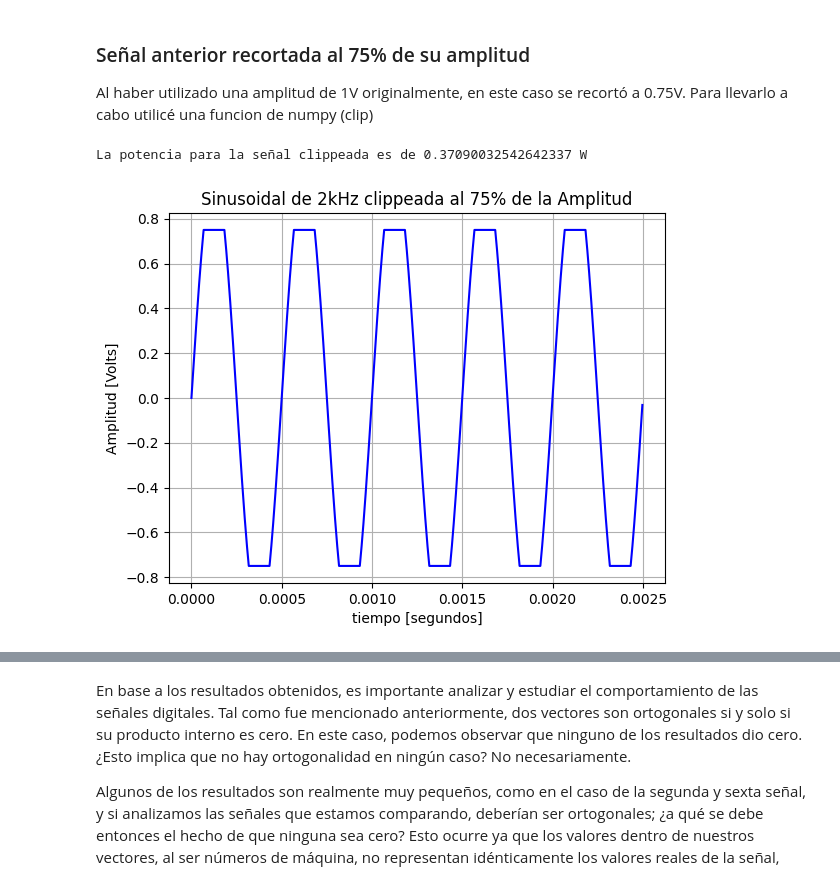
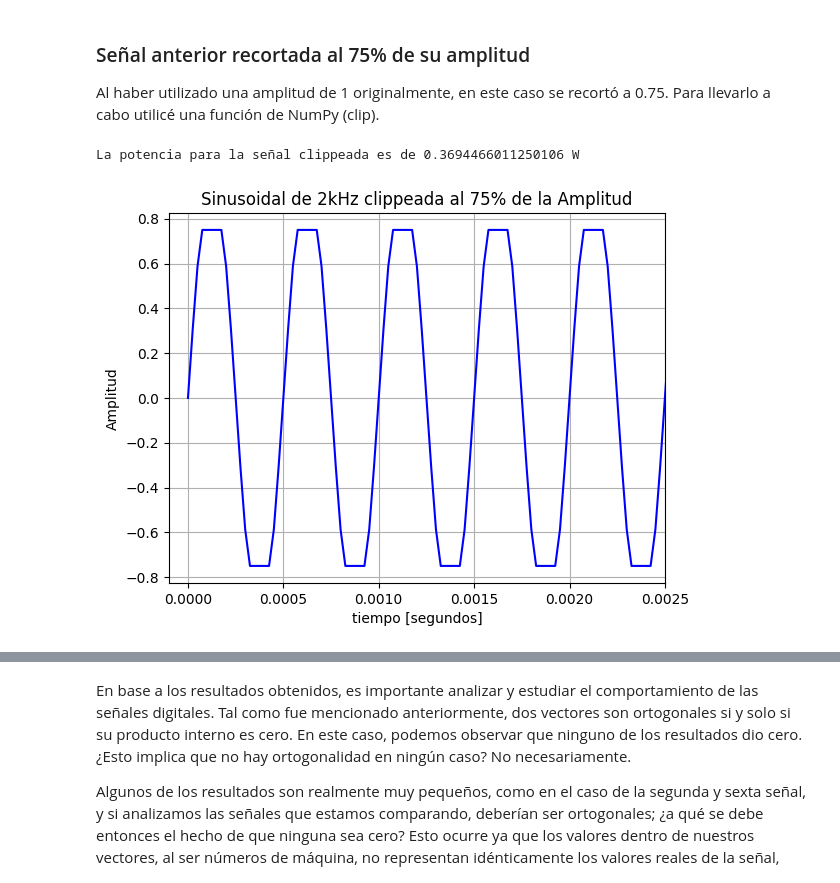
Before and after one commit to mtaranilla/APS_2025, a Jupyter notebook: TS1_Taranilla_notebook.ipynb, the cells around one changed output, grey strips where cells are left out. Saved outputs shown, nothing was run; the diff lists cells and outputs as text; code cells hidden in the pictures.

```diff
--- a/TS1_Taranilla_notebook.ipynb
+++ b/TS1_Taranilla_notebook.ipynb
@@ -117,5 +117,5 @@ En todos los casos utilicé una misma *fs = 400 KHz* (Por lo tanto una *Ts = 0,0
 # %%
-fs = 400000
+fs = 40000
 Ts = 1/fs
 N = 1000
 T_simulacion = N/fs
@@ -182,21 +185,22 @@ La potencia para la señal modulada es de 0.25000000000000006 W
 # %% [markdown]
 ### Señal anterior recortada al 75% de su amplitud
-Al haber utilizado una amplitud de 1V originalmente, en este caso se recortó a 0.75V. Para llevarlo a cabo utilicé una funcion de numpy (clip)
+Al haber utilizado una amplitud de 1 originalmente, en este caso se recortó a 0.75. Para llevarlo a cabo utilicé una función de NumPy (clip).
 # %%
 a4 = 1*0.75 #reduzco la amplitud en un 75%
 x4 = np.clip(x1, -a4, a4)
 potx4 = np.mean(x4**2)
 
 print(f'La potencia para la señal clippeada es de {potx4} W')
 
 plt.figure(4)
 plt.plot(tt, x4, color='blue')
 plt.title('Sinusoidal de 2kHz clippeada al 75% de la Amplitud')
 plt.grid(True)
 plt.xlabel('tiempo [segundos]')
-plt.ylabel('Amplitud [Volts]')
+plt.ylabel('Amplitud')
+plt.xlim((-0.0001,0.0025))
 plt.show()
 # %% [output]
-La potencia para la señal clippeada es de 0.37090032542642337 W
+La potencia para la señal clippeada es de 0.3694466011250106 W
-[figure, old version]
+[figure, new version]
 # %% [markdown]
```
Also changed, not shown: parts of 23 cells of this notebook.
